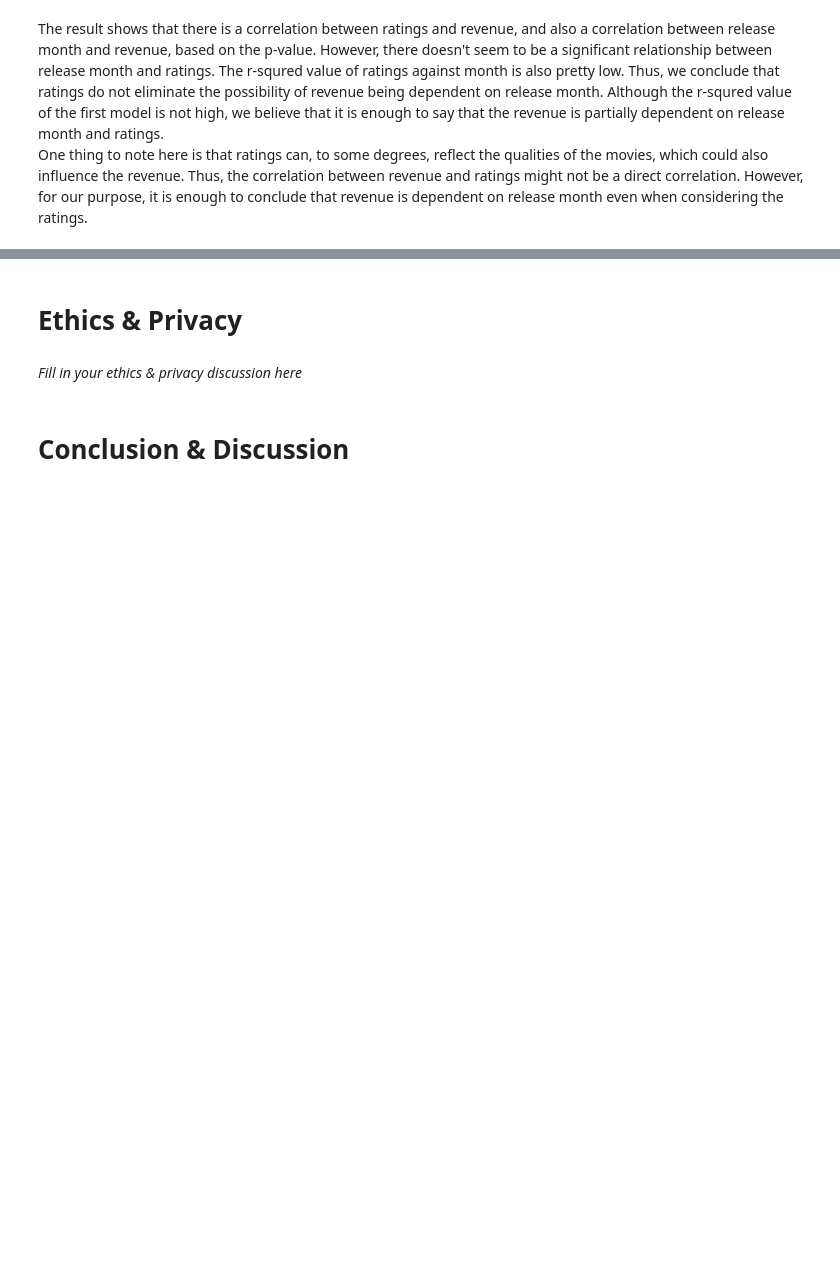
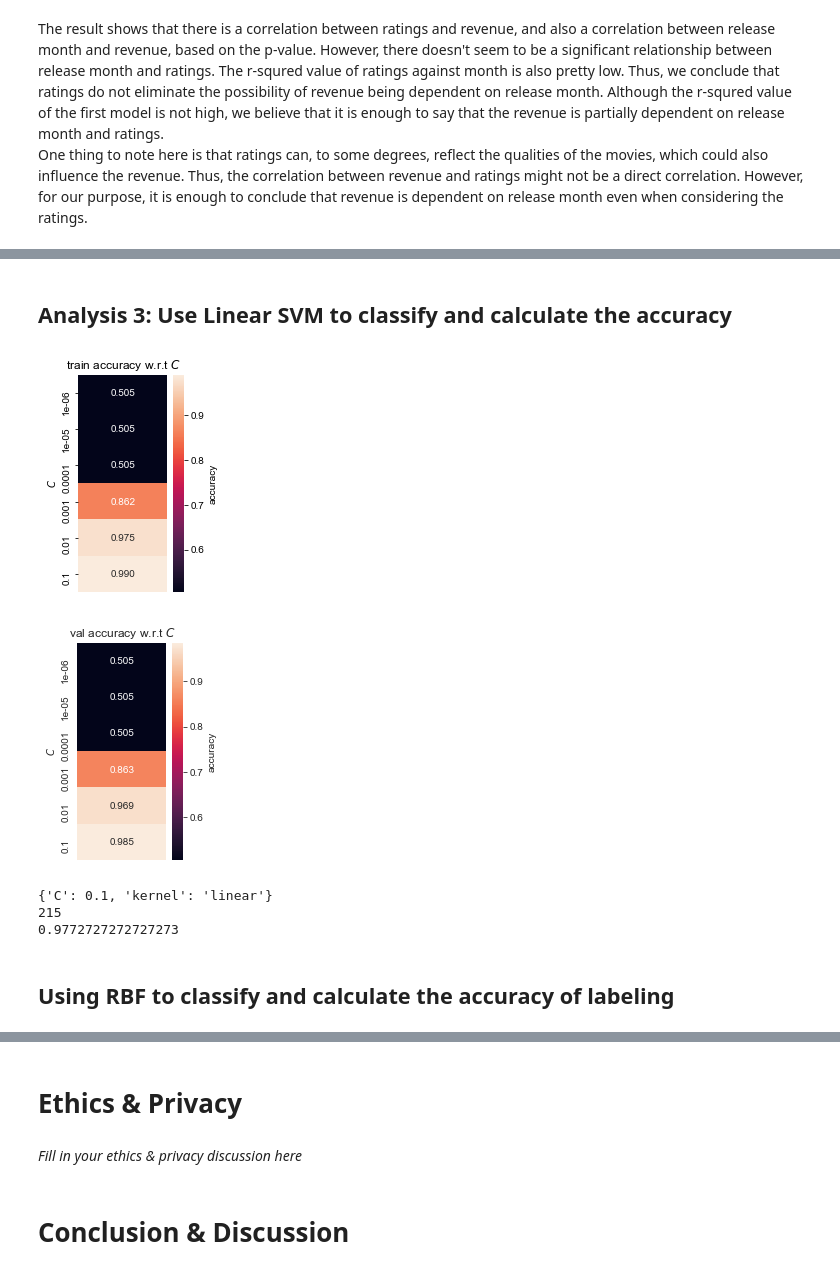
Before and after one commit to SephalTheX/Corollators, a Jupyter notebook: FinalProject.ipynb, the cells around one changed output, grey strips where cells are left out. Drawn from its saved outputs; the diff is of its cells as text; code cells hidden in the pictures; blank space fills up the shorter version.

```diff
--- a/FinalProject.ipynb
+++ b/FinalProject.ipynb
@@ -549,0 +528,2 @@ df = pd.read_csv('./data/omdb_cleaned.csv')
+# %% [markdown]
+## Analysis 3: Use Linear SVM to classify and calculate the accuracy
@@ -549,0 +545,59 @@ df = pd.read_csv('./data/omdb_cleaned.csv')
+# %%
+label = []
+#Labeling as 1 if they will be more or equal to the median revenue
+#Labeling as 0 if they will be less than the median revenue
+for ind, rev in enumerate(df_numeric['DomesticBox Office']):
+    if rev >= 118532934:
+        label.append(1)
+    elif rev < 118532934:
+        label.append(0)
+df_revenue['label'] = label
+
+X = df_numeric.values
+#preprocessing.scale() method is helpful in standardization of data points.
+#It would divide by the standard deviation and substract the mean for each data point.
+X = preprocessing.scale(X)
+Y = df_revenue['label'].values
+
+X_train_val, X_test, Y_train_val, Y_test = train_test_split(X, Y, test_size = 0.2 ,random_state = 0)
+# %%
+classifier = svm.SVC(kernel='linear')
+C_list     = [10**-6, 10**-5, 10**-4, 10**-3, 10**-2, 10**-1] # Different C to try.
+parameters = {'kernel':['linear'], 'C':[10**-6, 10**-5, 10**-4, 10**-3, 10**-2, 10**-1]}
+grid = GridSearchCV(classifier,parameters)
+grid.fit(X_train_val,Y_train_val)
+#sorted(grid.cv_results_.keys())
+grid_train_result = grid.cv_results_['mean_train_score']
+grid_train_result = grid_train_result.reshape(6,1)
+grid_valid_result = grid.cv_results_['mean_test_score']
+grid_valid_result = grid_valid_result.reshape(6,1)
+# %%
+def draw_heatmap_linear(acc, acc_desc, C_list):
+    plt.figure(figsize = (2,4))
+    ax = sns.heatmap(acc, annot=True, fmt='.3f', yticklabels=C_list, xticklabels=[])
+    ax.collections[0].colorbar.set_label("accuracy")
+    ax.set(ylabel='$C$')
+    plt.title(acc_desc + ' w.r.t $C$')
+    sns.set_style("whitegrid", {'axes.grid' : False})
+    plt.show()
+# %%
+train_acc = grid_train_result
+draw_heatmap_linear(train_acc, 'train accuracy', C_list)
+
+val_acc = grid_valid_result
+draw_heatmap_linear(val_acc, 'val accuracy', C_list)
+# %% [output]
+[figure, added]
+[figure, added]
+# %%
+test_accX = grid.best_estimator_.predict(X_test) == Y_test
+print(grid.best_params_)
+print(sum(test_accX))
+test_acc = sum(test_accX)/len(test_accX)
+print(test_acc)
+# %% [output]
+{'C': 0.1, 'kernel': 'linear'}
+215
+0.9772727272727273
+# %% [markdown]
+## Using RBF to classify and calculate the accuracy of labeling
```
Also changed, not shown: parts of 9 cells of this notebook.
